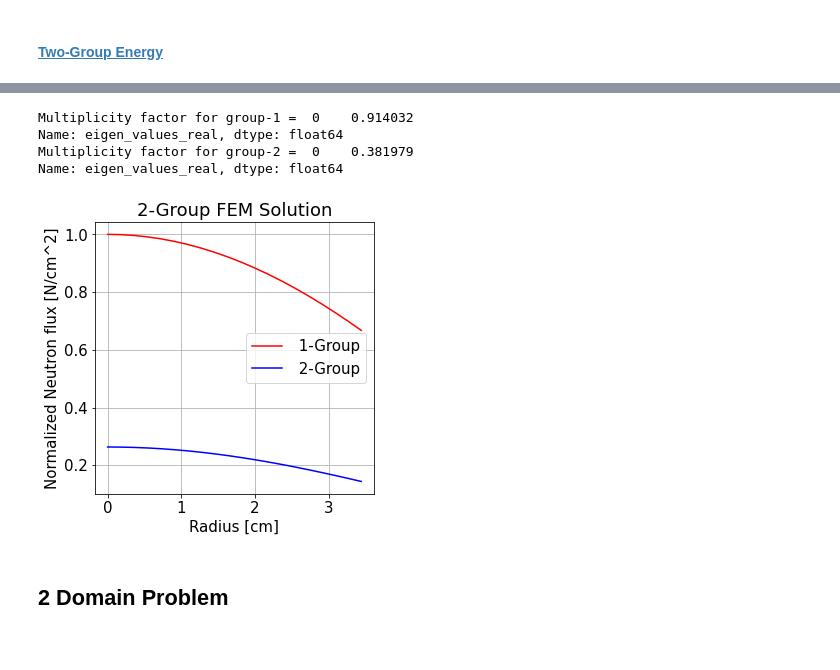
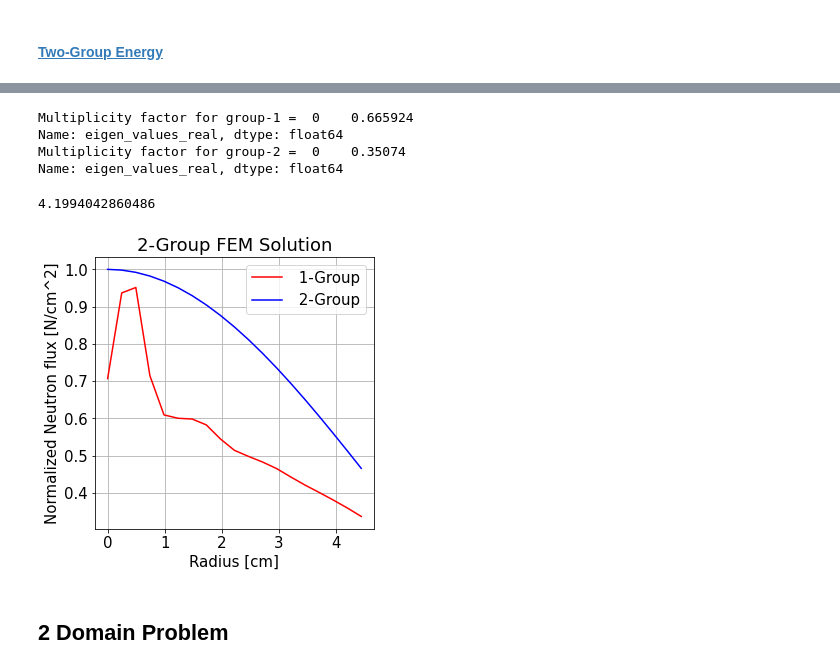
Before and after one commit to AnthonyB08/neutron__transport, a Jupyter notebook: report-coupled-3Domains.ipynb, the cells around one changed output, grey strips where cells are left out. Drawn from its saved outputs; the diff is of its cells as text; code cells hidden in the pictures.

```diff
--- a/report-coupled-3Domains.ipynb
+++ b/report-coupled-3Domains.ipynb
@@ -433,40 +433,42 @@ df = pd.read_csv('inputEigenProblem2g_out_eigenvalue-data_0001.csv')
 lam =df["eigen_values_real"]
 
 k=[v[0]*chi[0]*sigma_f[0]/(lam+sigma_a[0]-sigma_12),
-   v[1]*chi[1]*sigma_f[1]/(lam+sigma_a[1]+sigma_12) ]
+   v[1]*chi[1]*sigma_f[1]/(lam+sigma_a[1]) ]
 
 print('Multiplicity factor for group-1 = ',k[0])
 print('Multiplicity factor for group-2 = ',k[1])
 # %% [output]
-Multiplicity factor for group-1 =  0    0.914032
+Multiplicity factor for group-1 =  0    0.665924
 Name: eigen_values_real, dtype: float64
-Multiplicity factor for group-2 =  0    0.381979
+Multiplicity factor for group-2 =  0    0.35074
 Name: eigen_values_real, dtype: float64
 # %%
 import pandas as pd
 df = pd.read_csv('inputEigenProblem2g_out_x-data_0001.csv')
 df2 = pd.read_csv('inputEigenProblem2g_out.csv')
 unormal=df2["u-normalized"]
 unormal2=df2["u-normalized2"]
 fig = plt.figure(figsize=(5,5))
 
 plt.plot(df["x"],df["u1"]/unormal[1],"r-",label=" 1-Group")
-plt.plot(df["x"],df["u2"]/unormal[1],"b-",label=" 2-Group")
+plt.plot(df["x"],df["u2"]/unormal2[1],"b-",label=" 2-Group")
+print(unormal[1])
 #plt.yscale("log")
 #plt.xlim(0,100)
 plt.grid()
 plt.legend()
 plt.xlabel("Radius [cm]")
 plt.ylabel("Normalized Neutron flux [N/cm^2]")
 font = {'family' : 'DejaVu Sans',
         'weight' : 'normal',
         'size'   : 15}
 plt.rc('font', **font)
 plt.title("2-Group FEM Solution")
 
 plt.show()
 # %% [output]
+4.1994042860486
-[figure, old version]
+[figure, new version]
 # %% [markdown]
 ## 2 Domain Problem
 # %%
```
Also changed, not shown: parts of 4 cells of this notebook, 4 other files.
